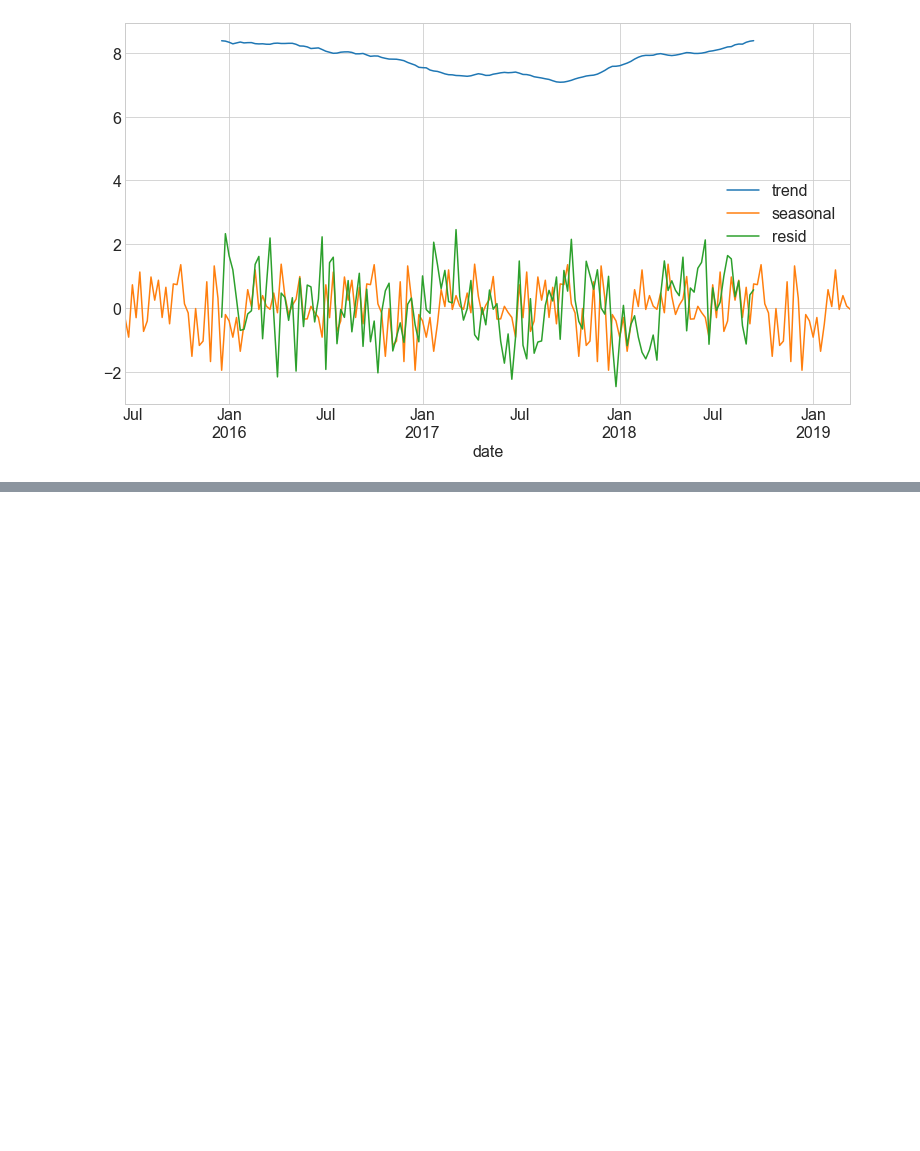
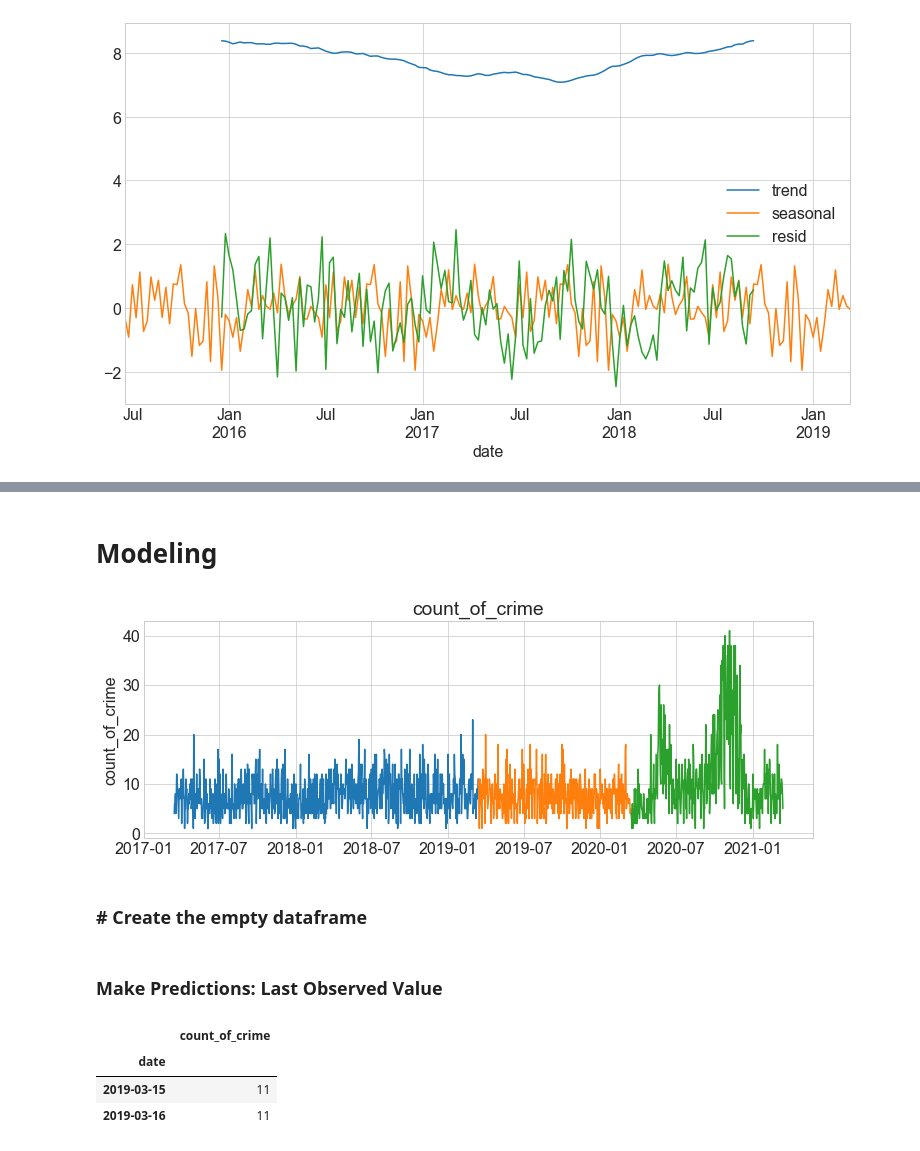
Before and after one commit to cristinalucin/boston-crime-data-project, a Jupyter notebook: Project Notebook.ipynb, the cells around one changed output, grey strips where cells are left out. Saved outputs shown, nothing was run; the diff lists cells and outputs as text; code cells hidden in the pictures; blank space fills up the shorter version.

```diff
--- a/Project Notebook.ipynb
+++ b/Project Notebook.ipynb
@@ -1073,0 +1109,13 @@ decomposition.iloc[:, 1:].plot()
+# %% [markdown]
+# Modeling
+# %%
+for col in train.columns:
+    plt.figure(figsize=(12,4))
+    plt.plot(train[col])
+    plt.plot(validate[col])
+    plt.plot(test[col])
+    plt.ylabel(col)
+    plt.title(col)
+    plt.show()
+# %% [output]
+[figure, added]
@@ -1073,0 +1138,2 @@ decomposition.iloc[:, 1:].plot()
+# %% [markdown]
+### # Create the empty dataframe
@@ -1073,0 +1149,13 @@ decomposition.iloc[:, 1:].plot()
+# %% [markdown]
+### Make Predictions: Last Observed Value
+# %%
+crime = train['count_of_crime'][-1:][0]
+yhat_df = pd.DataFrame({'count_of_crime': [crime]},
+                       index = validate.index)
+
+yhat_df.head(2)
+# %% [output]
+|  | count_of_crime |
+| date |  |
+| 2019-03-15 | 11 |
+| 2019-03-16 | 11 |
```
Also changed, not shown: parts of 50 cells of this notebook.
